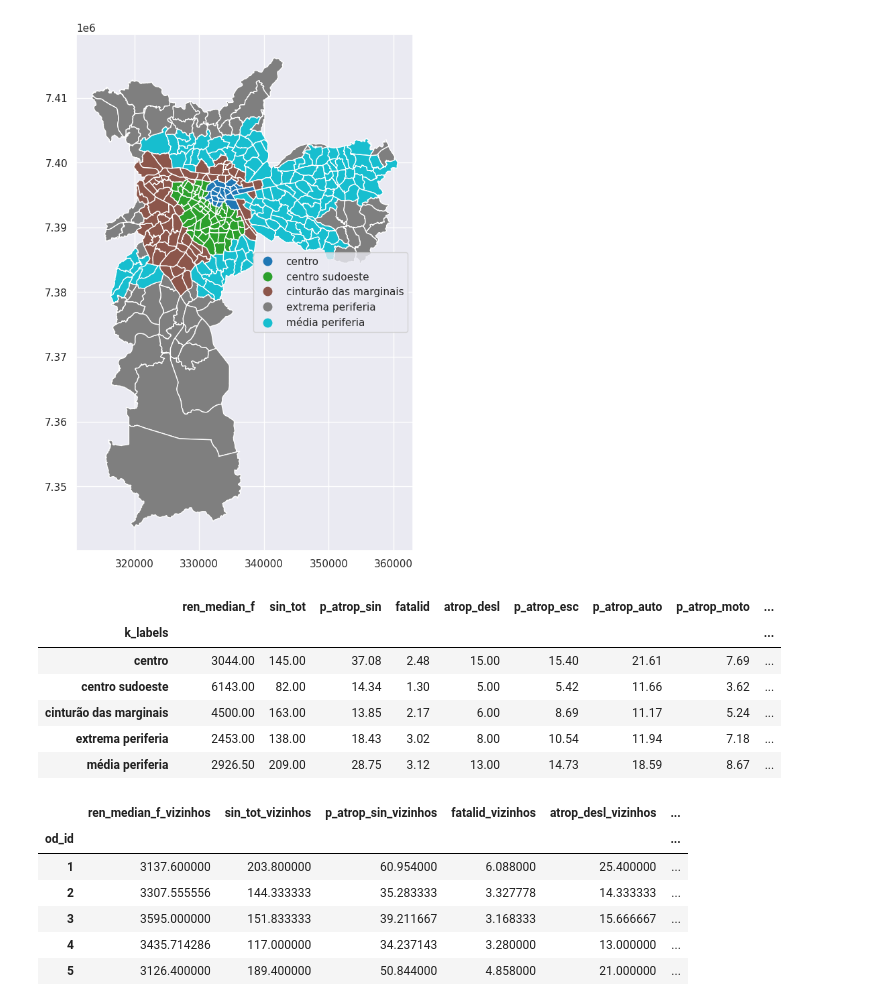
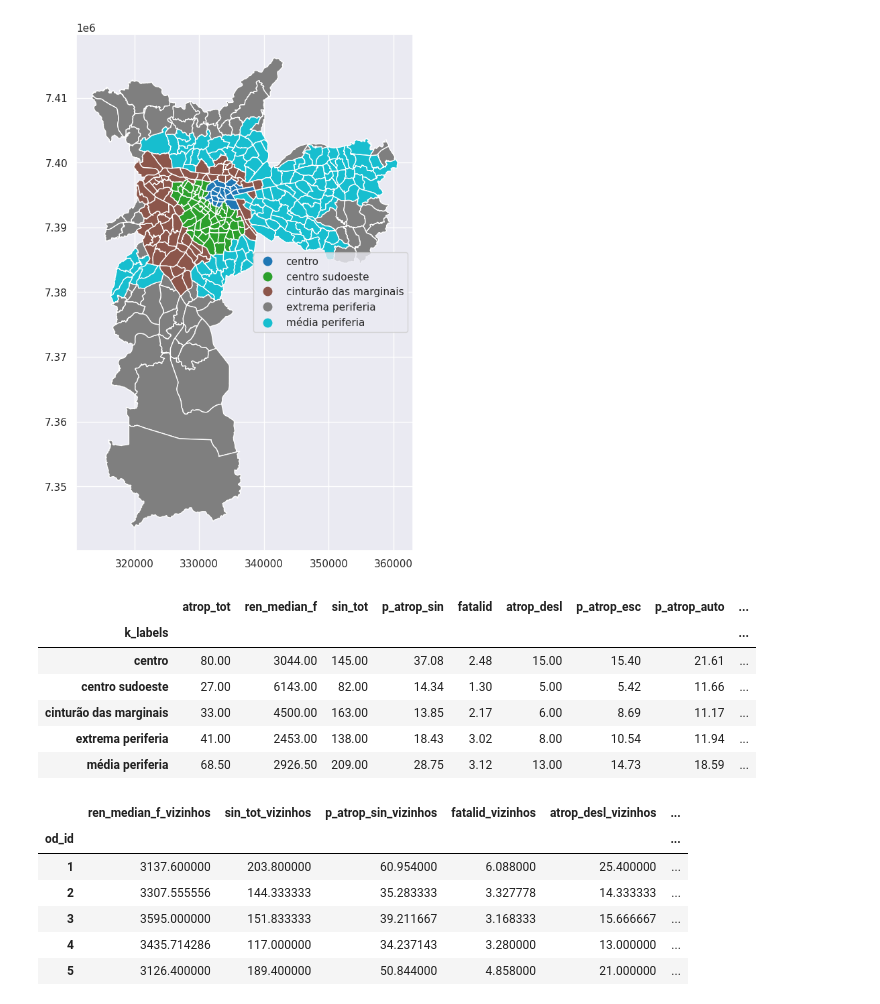
Before and after one commit to AndaSampa/meip-sp, a Jupyter notebook: 02-taxonomia-descritiva-do-modelo.ipynb, the cells around one changed output. Drawn from its saved outputs; the diff is of its cells as text; code cells hidden in the pictures.

```diff
--- a/02-taxonomia-descritiva-do-modelo.ipynb
+++ b/02-taxonomia-descritiva-do-modelo.ipynb
@@ -22,6 +22,8 @@ df_meip = pd.read_csv('data/df_meip_v_02.csv', sep=';', decimal=',')\
     .set_index('od_id')
 # %%
 gdf_od = gpd.read_file('data/zonas-OD-2017-São-Paulo.gpkg')
+# %%
+df_meip.loc[:, 'atrop_tot'] = df_meip.loc[:, 'atrop_fer'] + df_meip.loc[:, 'atrop_fat']
 # %%
 modelo = [
     "ren_median_f",
@@ -116,15 +119,15 @@ gdf_zona_merged.plot(column='k_labels', legend=True, categorical=True, legend_kw
 <AxesSubplot: >
 [figure]
 # %%
-df_meip.loc[:, modelo + ['k_cluster', 'k_labels']].set_index('k_labels').groupby('k_labels').quantile(.50).style.background_gradient().format(precision=2)
+df_meip.loc[:, ['atrop_tot'] + modelo + ['k_cluster', 'k_labels']].set_index('k_labels').groupby('k_labels').quantile(.50).style.background_gradient().format(precision=2)
 # %% [output]
-|  | ren_median_f | sin_tot | p_atrop_sin | fatalid | atrop_desl | p_atrop_esc | p_atrop_auto | p_atrop_moto | ... |
+|  | atrop_tot | ren_median_f | sin_tot | p_atrop_sin | fatalid | atrop_desl | p_atrop_esc | p_atrop_auto | ... |
 | k_labels |  |  |  |  |  |  |  |  | ... |
-| centro | 3044.00 | 145.00 | 37.08 | 2.48 | 15.00 | 15.40 | 21.61 | 7.69 | ... |
-| centro sudoeste | 6143.00 | 82.00 | 14.34 | 1.30 | 5.00 | 5.42 | 11.66 | 3.62 | ... |
-| cinturão das marginais | 4500.00 | 163.00 | 13.85 | 2.17 | 6.00 | 8.69 | 11.17 | 5.24 | ... |
-| extrema periferia | 2453.00 | 138.00 | 18.43 | 3.02 | 8.00 | 10.54 | 11.94 | 7.18 | ... |
-| média periferia | 2926.50 | 209.00 | 28.75 | 3.12 | 13.00 | 14.73 | 18.59 | 8.67 | ... |
+| centro | 80.00 | 3044.00 | 145.00 | 37.08 | 2.48 | 15.00 | 15.40 | 21.61 | ... |
+| centro sudoeste | 27.00 | 6143.00 | 82.00 | 14.34 | 1.30 | 5.00 | 5.42 | 11.66 | ... |
+| cinturão das marginais | 33.00 | 4500.00 | 163.00 | 13.85 | 2.17 | 6.00 | 8.69 | 11.17 | ... |
+| extrema periferia | 41.00 | 2453.00 | 138.00 | 18.43 | 3.02 | 8.00 | 10.54 | 11.94 | ... |
+| média periferia | 68.50 | 2926.50 | 209.00 | 28.75 | 3.12 | 13.00 | 14.73 | 18.59 | ... |
 # %%
 df_meip[[m + "_vizinhos" for m in modelo]]
 # %% [output]
```
Also changed, not shown: parts of 9 cells of this notebook, 1 other file.
